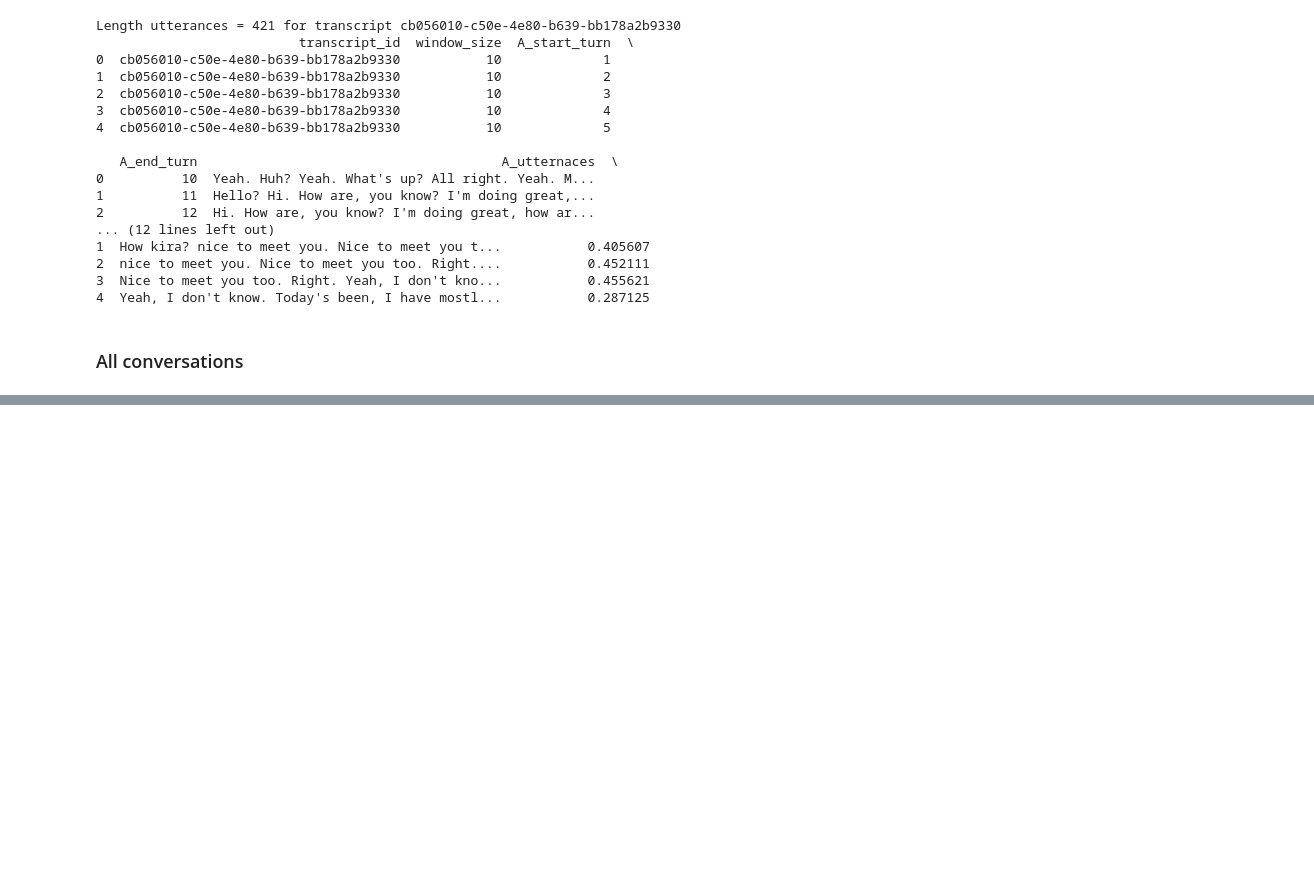
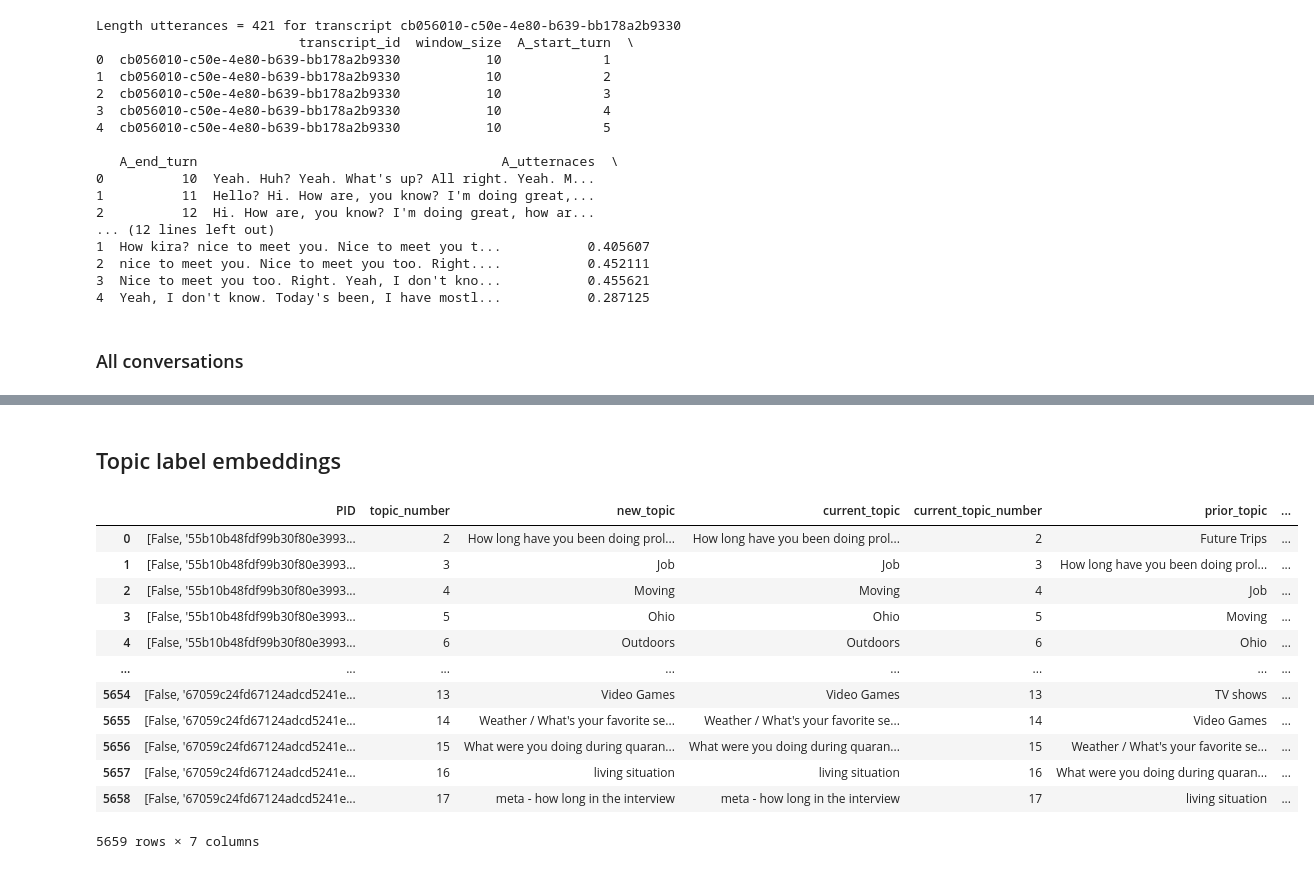
Before and after one commit to SocialInteractionLab/Candor, a Jupyter notebook: analysis/scripts/tile-candor.ipynb, the cells around one changed output, grey strips where cells are left out. Saved outputs shown, nothing was run; the diff lists cells and outputs as text; code cells hidden in the pictures; blank space fills up the shorter version.

```diff
--- a/analysis/scripts/tile-candor.ipynb
+++ b/analysis/scripts/tile-candor.ipynb
@@ -200,0 +229,20 @@ full_tile_5.to_csv("/Users/helenschmidt/Library/CloudStorage/GoogleDrive-helensc
+# %% [markdown]
+## Topic label embeddings
+# %%
+# home
+df = pd.read_csv("/Users/helenschmidt/Library/CloudStorage/GoogleDrive-helenschmidt129@gmail.com/My Drive/SANLab/Experiments/Conversation-Structure/data/processed/topic_labels_for_getting_embeddings.csv")
+df
+# %% [output]
+|  | PID | topic_number | new_topic | current_topic | current_topic_number | prior_topic | ... |
+| 0 | [False, '55b10b48fdf99b30f80e3993... | 2 | How long have you been doing prol... | How long have you been doing prol... | 2 | Future Trips | ... |
+| 1 | [False, '55b10b48fdf99b30f80e3993... | 3 | Job | Job | 3 | How long have you been doing prol... | ... |
+| 2 | [False, '55b10b48fdf99b30f80e3993... | 4 | Moving | Moving | 4 | Job | ... |
+| 3 | [False, '55b10b48fdf99b30f80e3993... | 5 | Ohio | Ohio | 5 | Moving | ... |
+| 4 | [False, '55b10b48fdf99b30f80e3993... | 6 | Outdoors | Outdoors | 6 | Ohio | ... |
+| ... | ... | ... | ... | ... | ... | ... | ... |
+| 5654 | [False, '67059c24fd67124adcd5241e... | 13 | Video Games | Video Games | 13 | TV shows | ... |
+| 5655 | [False, '67059c24fd67124adcd5241e... | 14 | Weather / What's your favorite se... | Weather / What's your favorite se... | 14 | Video Games | ... |
+| 5656 | [False, '67059c24fd67124adcd5241e... | 15 | What were you doing during quaran... | What were you doing during quaran... | 15 | Weather / What's your favorite se... | ... |
+| 5657 | [False, '67059c24fd67124adcd5241e... | 16 | living situation | living situation | 16 | What were you doing during quaran... | ... |
+| 5658 | [False, '67059c24fd67124adcd5241e... | 17 | meta - how long in the interview | meta - how long in the interview | 17 | living situation | ... |
+5659 rows × 7 columns
```
Also changed, not shown: parts of 21 cells of this notebook, 44 other files.
